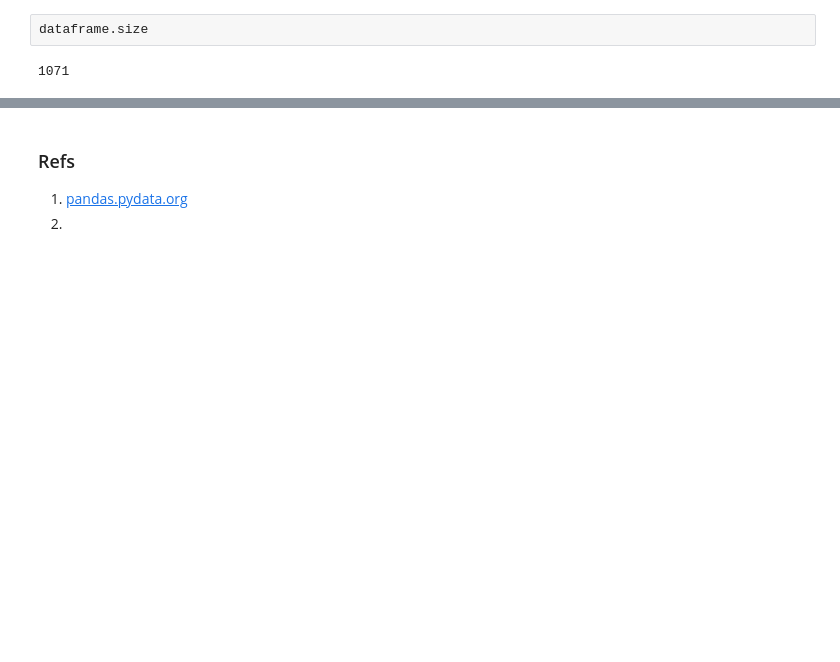
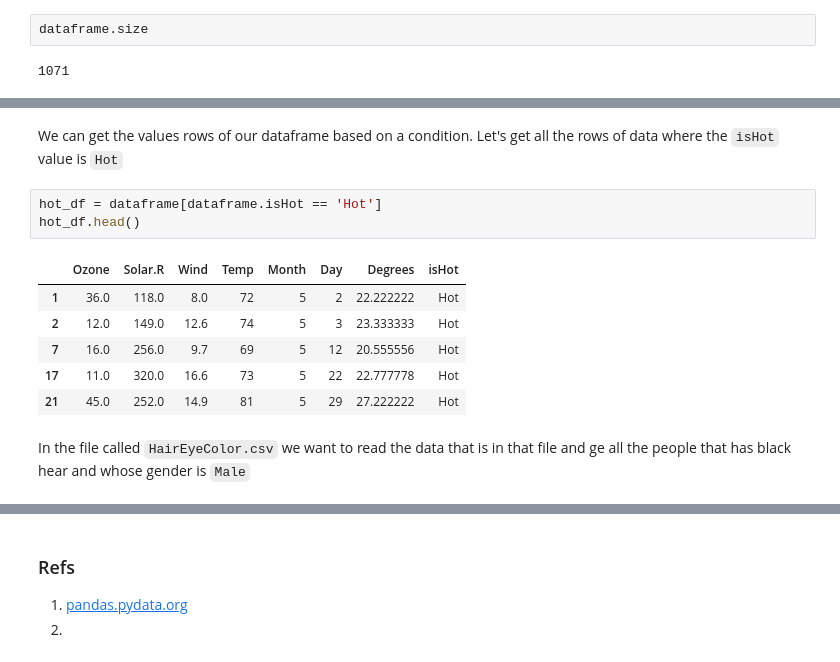
Before and after one commit to CrispenGari/Pandas, a Jupyter notebook: pandas.ipynb, the cells around one changed output, grey strips where cells are left out. Cells and saved outputs as stored; diff of their text form; blank space fills up the shorter version.

```diff
--- a/pandas.ipynb
+++ b/pandas.ipynb
@@ -410,0 +521,14 @@ dataframe.size
+# %% [markdown]
+We can get the values rows of our dataframe based on a condition. Let's get all the rows of data where the `isHot` value is `Hot`
+# %%
+hot_df = dataframe[dataframe.isHot == 'Hot']
+hot_df.head()
+# %% [output]
+|  | Ozone | Solar.R | Wind | Temp | Month | Day | Degrees | isHot |
+| 1 | 36.0 | 118.0 | 8.0 | 72 | 5 | 2 | 22.222222 | Hot |
+| 2 | 12.0 | 149.0 | 12.6 | 74 | 5 | 3 | 23.333333 | Hot |
+| 7 | 16.0 | 256.0 | 9.7 | 69 | 5 | 12 | 20.555556 | Hot |
+| 17 | 11.0 | 320.0 | 16.6 | 73 | 5 | 22 | 22.777778 | Hot |
+| 21 | 45.0 | 252.0 | 14.9 | 81 | 5 | 29 | 27.222222 | Hot |
+# %% [markdown]
+In the file called `HairEyeColor.csv` we want to read the data that is in that file and ge all the people that has black hear and whose gender is `Male`
```
Also changed, not shown: parts of 31 cells of this notebook, 3 other files.
